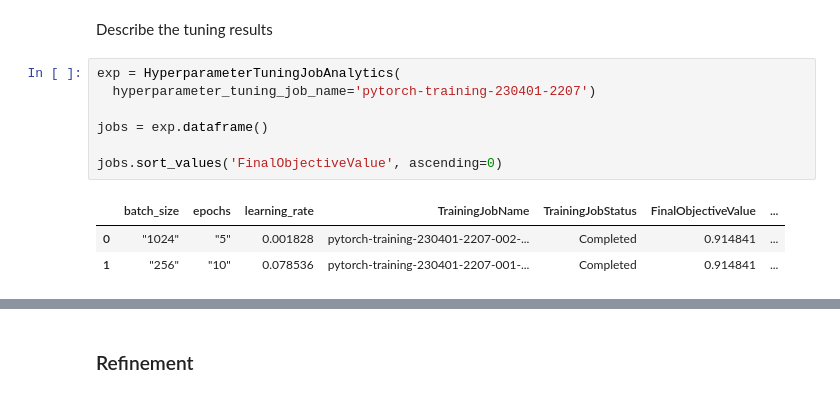
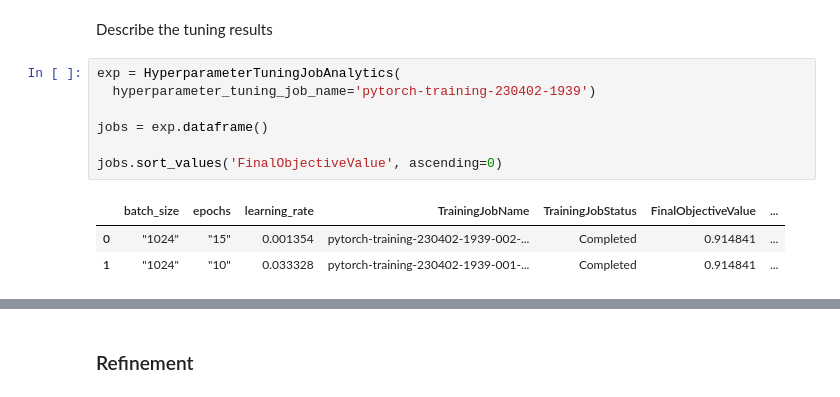
Before and after one commit to mxPorf/Capstone-predict-mortality-EmergencyDepartment, a Jupyter notebook: capstone-project-template-with-sections.ipynb, the cells around one changed output, grey strips where cells are left out. Cells and saved outputs as stored; diff of their text form.

```diff
--- a/capstone-project-template-with-sections.ipynb
+++ b/capstone-project-template-with-sections.ipynb
@@ -325,15 +323,15 @@ No finished training job found associated with this estimator. Please make sure
 Describe the tuning results
 # %%
 exp = HyperparameterTuningJobAnalytics(
-  hyperparameter_tuning_job_name='pytorch-training-230401-2207')
+  hyperparameter_tuning_job_name='pytorch-training-230402-1939')
 
 jobs = exp.dataframe()
 
 jobs.sort_values('FinalObjectiveValue', ascending=0)
 # %% [output]
 |  | batch_size | epochs | learning_rate | TrainingJobName | TrainingJobStatus | FinalObjectiveValue | ... |
-| 0 | "1024" | "5" | 0.001828 | pytorch-training-230401-2207-002-... | Completed | 0.914841 | ... |
-| 1 | "256" | "10" | 0.078536 | pytorch-training-230401-2207-001-... | Completed | 0.914841 | ... |
+| 0 | "1024" | "15" | 0.001354 | pytorch-training-230402-1939-002-... | Completed | 0.914841 | ... |
+| 1 | "1024" | "10" | 0.033328 | pytorch-training-230402-1939-001-... | Completed | 0.914841 | ... |
 # %%
 #Get the hyperparameters of the best trained model
 best_estimator = tuner.best_estimator()
```
Also changed, not shown: parts of 11 cells of this notebook, 1 other file.
